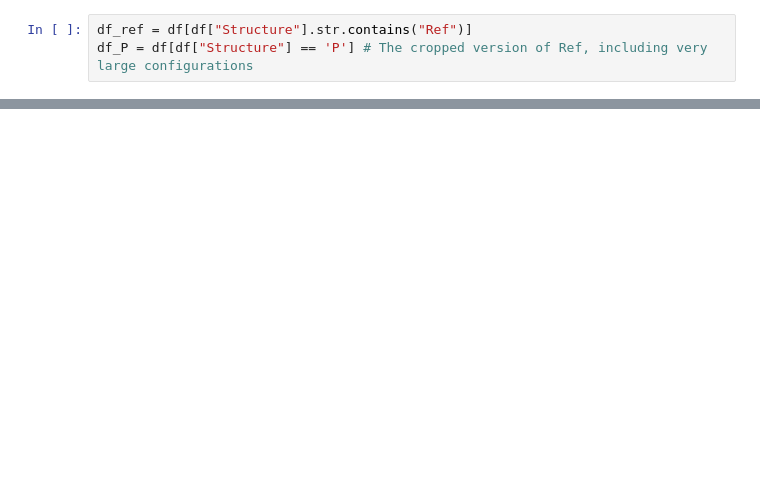
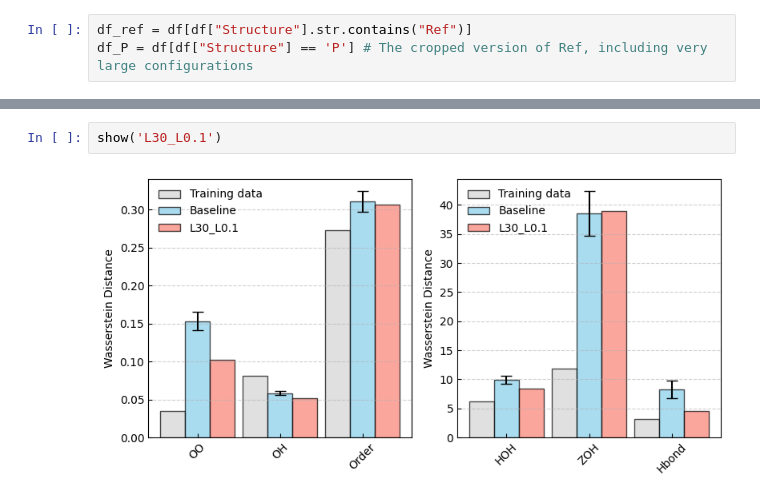
Before and after one commit to huangchieh/StructureMetrics, a Jupyter notebook: 03_plots.ipynb, the cells around one changed output, grey strips where cells are left out. Saved outputs shown, nothing was run; the diff lists cells and outputs as text; blank space fills up the shorter version.

```diff
--- a/03_plots.ipynb
+++ b/03_plots.ipynb
@@ -159,0 +168,4 @@ show('L12_L8')
+# %%
+show('L30_L0.1')
+# %% [output]
+[figure, added]
```
Also changed, not shown: parts of 20 cells of this notebook, 45 other files.
